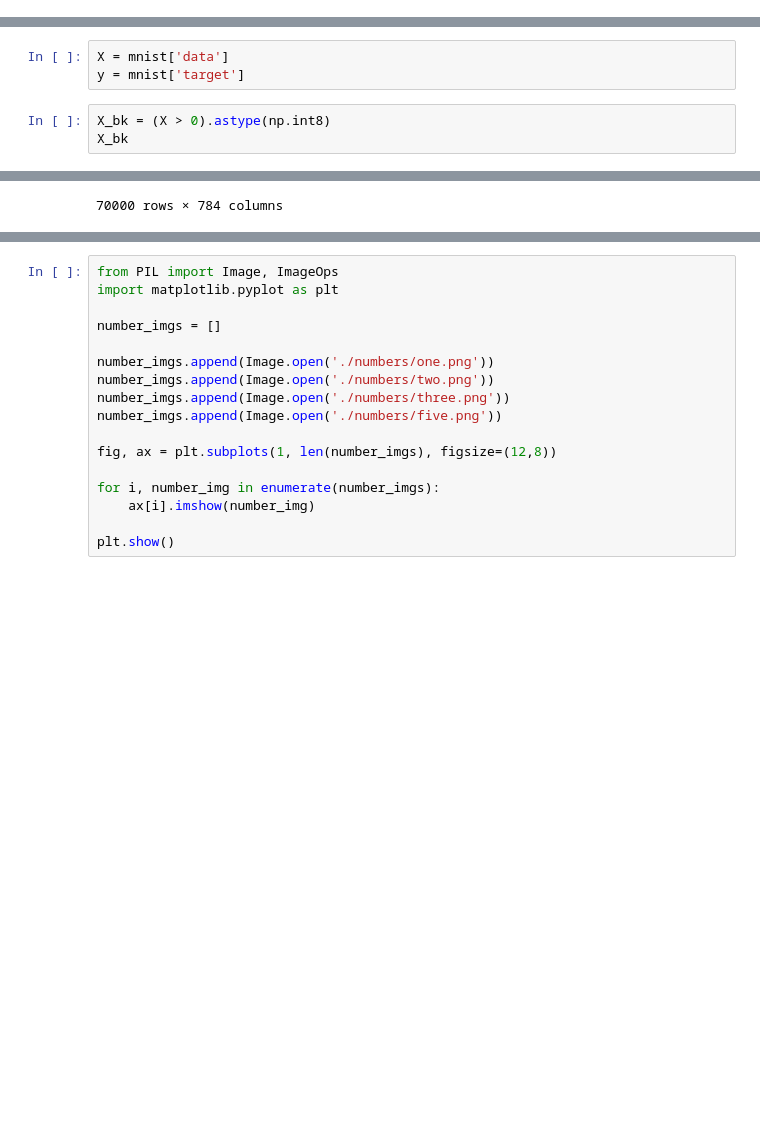
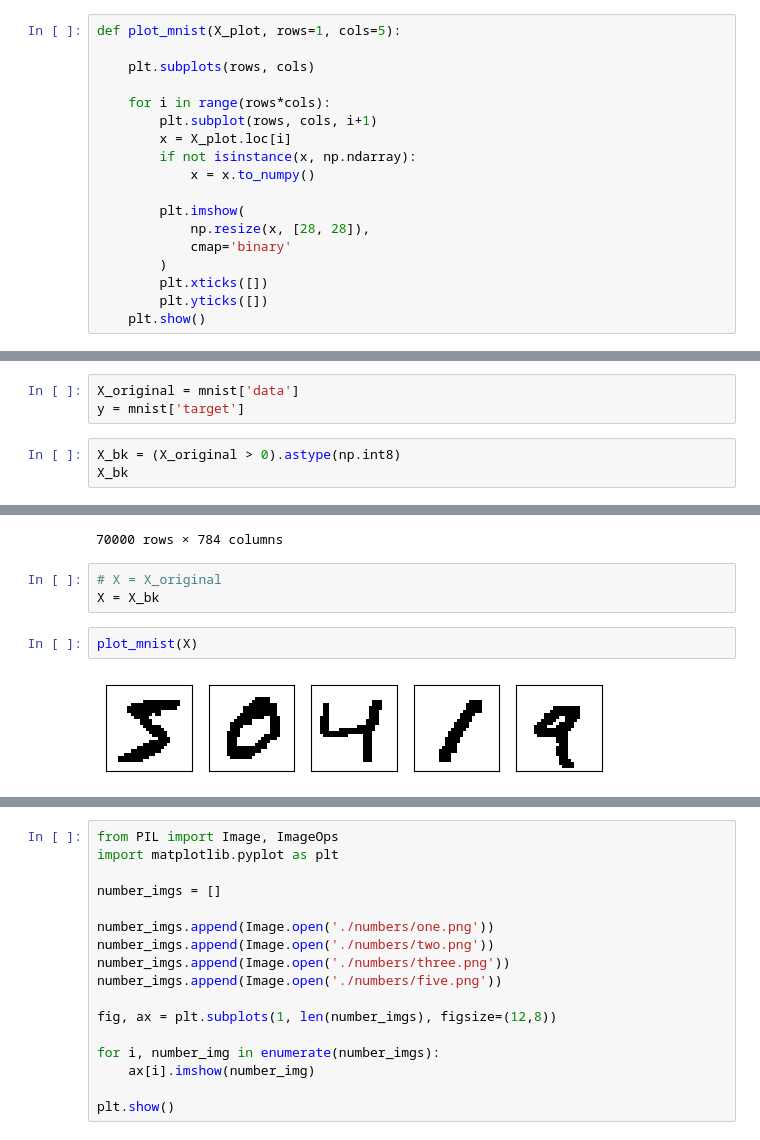
Before and after one commit to OkeLDF/MNIST-with-Flask, a Jupyter notebook: model_train/model.ipynb, the cells around one changed output, grey strips where cells are left out. Cells and saved outputs as stored; diff of their text form; blank space fills up the shorter version.

```diff
--- a/model_train/model.ipynb
+++ b/model_train/model.ipynb
@@ -8,0 +16,18 @@ from sklearn.metrics import classification_report, ConfusionMatrixDisplay
+# %%
+def plot_mnist(X_plot, rows=1, cols=5):
+
+    plt.subplots(rows, cols)
+
+    for i in range(rows*cols):
+        plt.subplot(rows, cols, i+1)
+        x = X_plot.loc[i]
+        if not isinstance(x, np.ndarray):
+            x = x.to_numpy()
+
+        plt.imshow(
+            np.resize(x, [28, 28]),
+            cmap='binary'
+        )
+        plt.xticks([])
+        plt.yticks([])
+    plt.show()
@@ -9,10 +75,10 @@ from sklearn.metrics import classification_report, ConfusionMatrixDisplay
 # %%
 mnist = fetch_openml('mnist_784', version=1, parser='auto')
 # %%
-X = mnist['data']
+X_original = mnist['data']
 y = mnist['target']
 # %%
-X_bk = (X > 0).astype(np.int8)
+X_bk = (X_original > 0).astype(np.int8)
 X_bk
 # %% [output]
 |  | pixel1 | pixel2 | pixel3 | pixel4 | pixel5 | pixel6 | pixel7 | pixel8 | pixel9 | pixel10 | ... | ... |
@@ -28,3 +94,10 @@ X_bk
 | 69998 | 0 | 0 | 0 | 0 | 0 | 0 | 0 | 0 | 0 | 0 | ... | ... |
 | 69999 | 0 | 0 | 0 | 0 | 0 | 0 | 0 | 0 | 0 | 0 | ... | ... |
 70000 rows × 784 columns
+# %%
+# X = X_original
+X = X_bk
+# %%
+plot_mnist(X)
+# %% [output]
+[figure, added]
```
Also changed, not shown: parts of 35 cells of this notebook.
